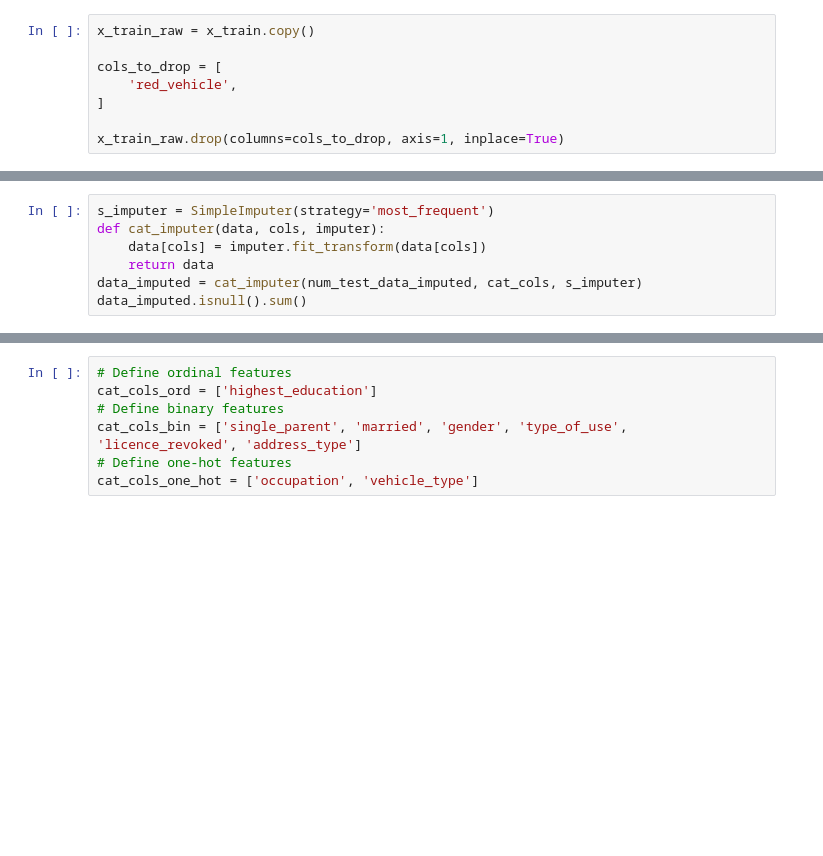
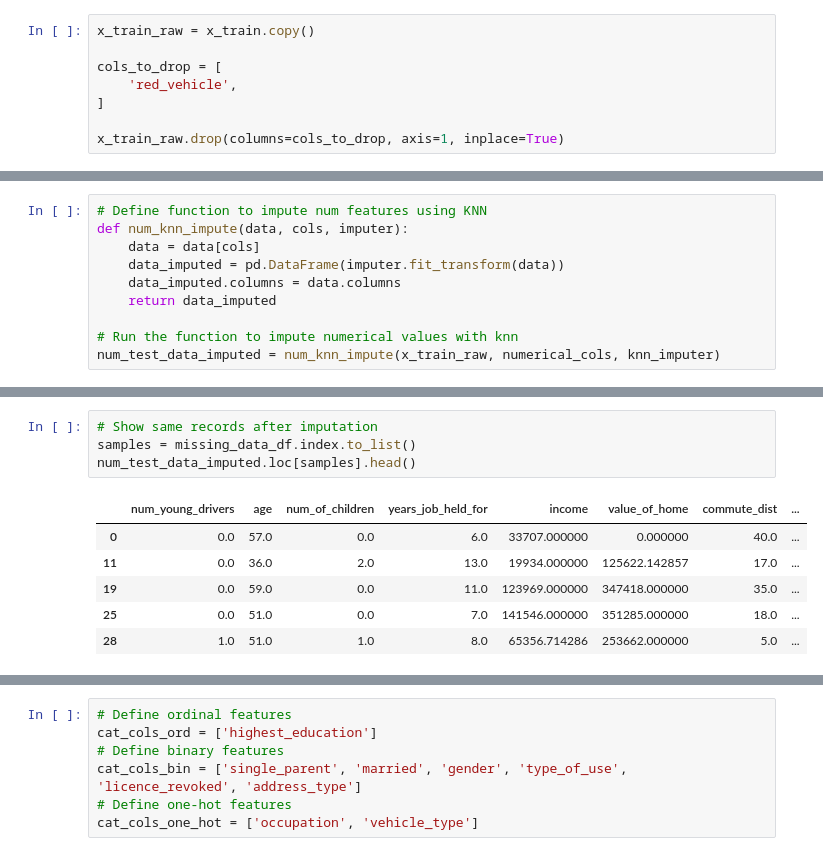
Before and after one commit to chapi1420/auto-insurance, a Jupyter notebook: modeling/main.ipynb, the cells around one changed output, grey strips where cells are left out. Cells and saved outputs as stored; diff of their text form; blank space fills up the shorter version.

```diff
--- a/modeling/main.ipynb
+++ b/modeling/main.ipynb
@@ -410,7 +340,0 @@ we will use simple imputer for categorical data. this means, we are using the mo
-# %%
-s_imputer = SimpleImputer(strategy='most_frequent')
-def cat_imputer(data, cols, imputer):
-    data[cols] = imputer.fit_transform(data[cols])
-    return data
-data_imputed = cat_imputer(num_test_data_imputed, cat_cols, s_imputer)
-data_imputed.isnull().sum()
@@ -437,0 +373,10 @@ We now need to consider how we will encode the categorical features so that they
+# %%
+# Define function to impute num features using KNN
+def num_knn_impute(data, cols, imputer):
+    data = data[cols]
+    data_imputed = pd.DataFrame(imputer.fit_transform(data))
+    data_imputed.columns = data.columns
+    return data_imputed
+
+# Run the function to impute numerical values with knn
+num_test_data_imputed = num_knn_impute(x_train_raw, numerical_cols, knn_imputer)
@@ -437,0 +396,11 @@ We now need to consider how we will encode the categorical features so that they
+# %%
+# Show same records after imputation
+samples = missing_data_df.index.to_list()
+num_test_data_imputed.loc[samples].head()
+# %% [output]
+|  | num_young_drivers | age | num_of_children | years_job_held_for | income | value_of_home | commute_dist | ... |
+| 0 | 0.0 | 57.0 | 0.0 | 6.0 | 33707.000000 | 0.000000 | 40.0 | ... |
+| 11 | 0.0 | 36.0 | 2.0 | 13.0 | 19934.000000 | 125622.142857 | 17.0 | ... |
+| 19 | 0.0 | 59.0 | 0.0 | 11.0 | 123969.000000 | 347418.000000 | 35.0 | ... |
+| 25 | 0.0 | 51.0 | 0.0 | 7.0 | 141546.000000 | 351285.000000 | 18.0 | ... |
+| 28 | 1.0 | 51.0 | 1.0 | 8.0 | 65356.714286 | 253662.000000 | 5.0 | ... |
```
Also changed, not shown: parts of 39 cells of this notebook.
